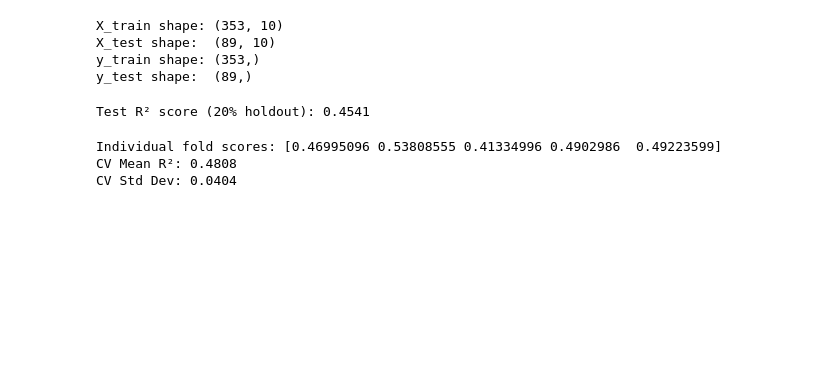
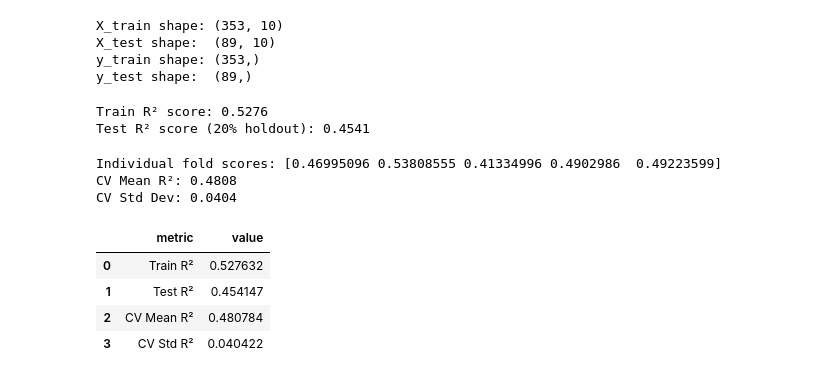
Before and after one commit to Andreachurchwell/aise-w9d1-splitstrategy-churchwell-diaz, a Jupyter notebook: partner_a_notebook.ipynb, the cells around one changed output. Saved outputs shown, nothing was run; the diff lists cells and outputs as text; code cells hidden in the pictures; blank space fills up the shorter version.

Commit message:
Add completed Partner A pipeline with Ridge + R², CV metrics, Plotly visuals, and comparison.csv export

```diff
--- a/partner_a_notebook.ipynb
+++ b/partner_a_notebook.ipynb
@@ -121,21 +118,25 @@ X_test shape:  (89, 10)
 y_train shape: (353,)
 y_test shape:  (89,)
 # %%
-from sklearn.pipeline import Pipeline
-from sklearn.preprocessing import StandardScaler
-from sklearn.linear_model import Ridge
-from sklearn.metrics import r2_score
-
+# Pipeline: StandardScaler + Ridge
 model = Pipeline([
     ("scaler", StandardScaler()),
     ("ridge", Ridge())
 ])
 
+# Fit on training data
 model.fit(X_train, y_train)
 
+# --- Training set R² ---
+y_pred_train = model.predict(X_train)
+train_r2 = r2_score(y_train, y_pred_train)
+print(f"Train R² score: {train_r2:.4f}")
+
+# --- Test set R² (20% holdout) ---
 y_pred_test = model.predict(X_test)
 test_r2 = r2_score(y_test, y_pred_test)
 print(f"Test R² score (20% holdout): {test_r2:.4f}")
 # %% [output]
+Train R² score: 0.5276
 Test R² score (20% holdout): 0.4541
 # %%
@@ -162,3 +161,20 @@ print(f"CV Std Dev: {cv_scores.std():.4f}")
 Individual fold scores: [0.46995096 0.53808555 0.41334996 0.4902986  0.49223599]
 CV Mean R²: 0.4808
 CV Std Dev: 0.0404
+# %%
+summary_df = pd.DataFrame({
+    "metric": ["Train R²", "Test R²", "CV Mean R²", "CV Std R²"],
+    "value": [
+        train_r2,
+        test_r2,
+        cv_scores.mean(),
+        cv_scores.std()
+    ]
+})
+summary_df
+# %% [output]
+|  | metric | value |
+| 0 | Train R² | 0.527632 |
+| 1 | Test R² | 0.454147 |
+| 2 | CV Mean R² | 0.480784 |
+| 3 | CV Std R² | 0.040422 |
```
Also changed, not shown: parts of 16 cells of this notebook, 8 other files.
